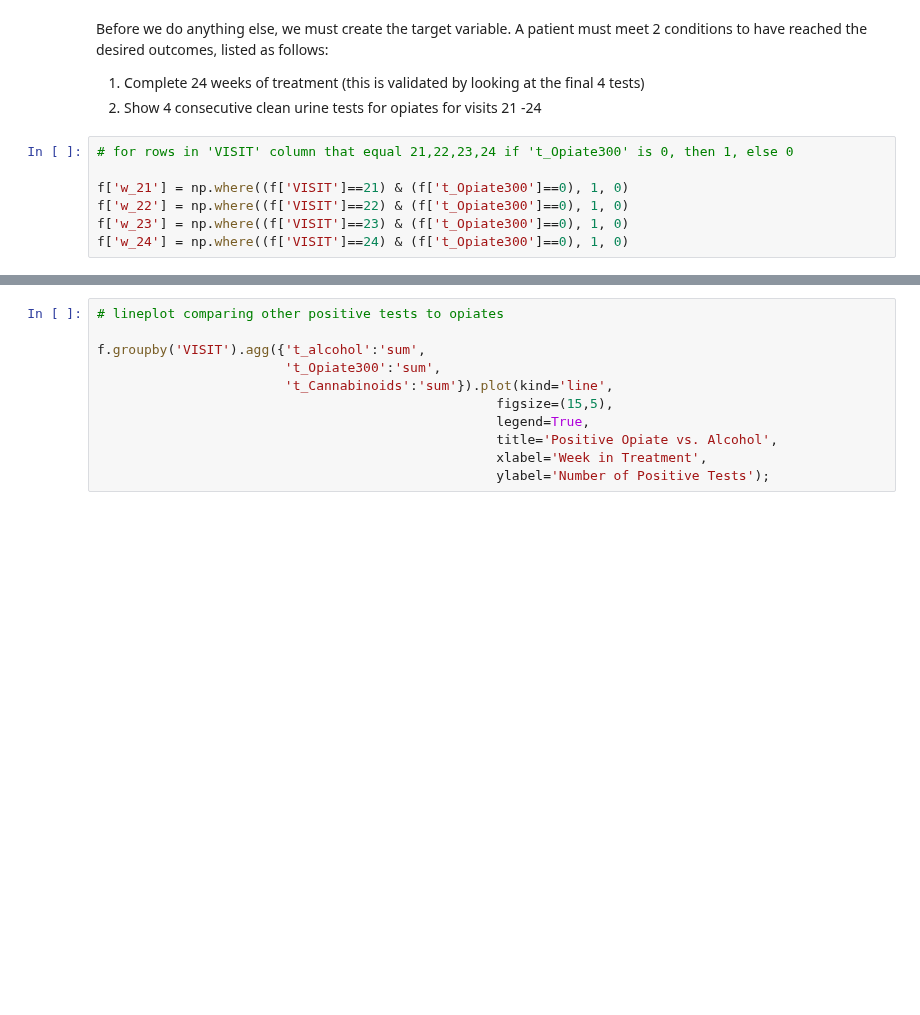
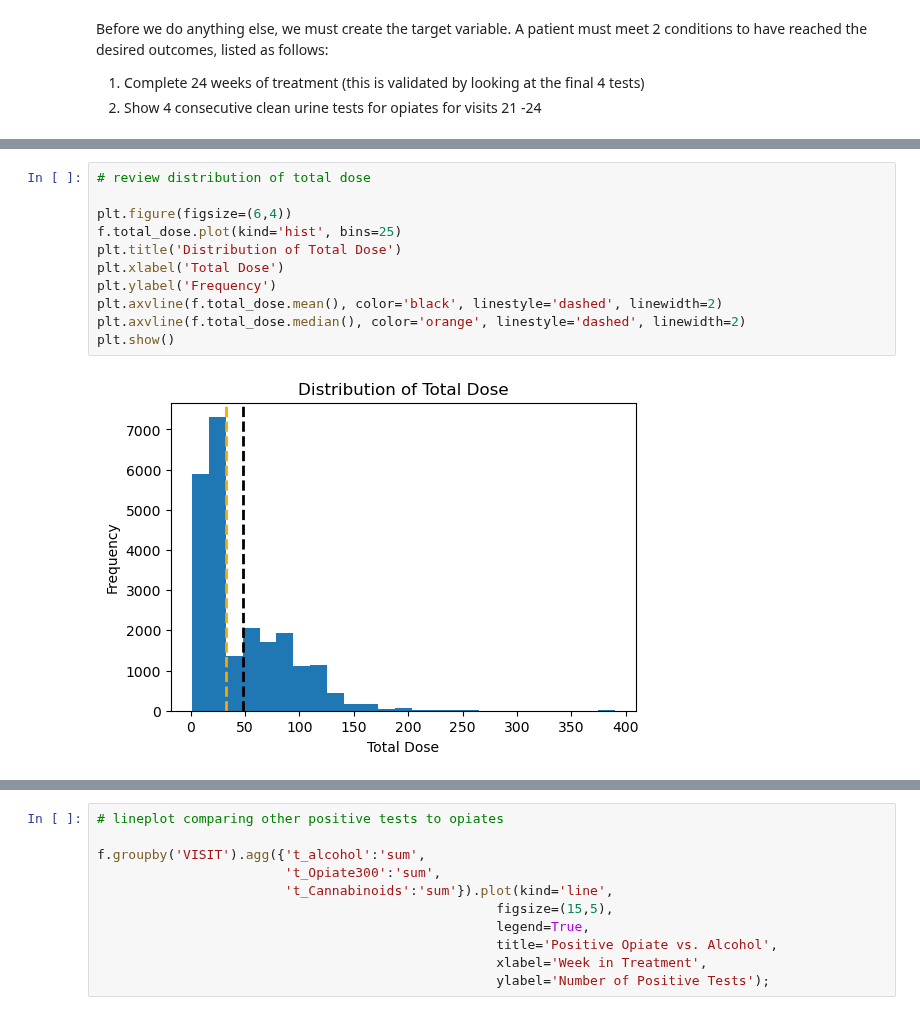
Before and after one commit to DanHerman212/oud_treatment_outcome, a Jupyter notebook: notebooks/Level_3_feature_engineering/3_feature_engineering.ipynb, the cells around one changed output, grey strips where cells are left out. Cells and saved outputs as stored; diff of their text form; blank space fills up the shorter version.

```diff
--- a/notebooks/Level_3_feature_engineering/3_feature_engineering.ipynb
+++ b/notebooks/Level_3_feature_engineering/3_feature_engineering.ipynb
@@ -52,10 +17,3 @@ Before we do anything else, we must create the target variable.  A patient must
 
 1.  Complete 24 weeks of treatment (this is validated by looking at the final 4 tests)<br>
 2.  Show 4 consecutive clean urine tests for opiates for visits 21 -24
-# %%
-# for rows in 'VISIT' column that equal 21,22,23,24 if 't_Opiate300' is 0, then 1, else 0
-
-f['w_21'] = np.where((f['VISIT']==21) & (f['t_Opiate300']==0), 1, 0)
-f['w_22'] = np.where((f['VISIT']==22) & (f['t_Opiate300']==0), 1, 0)
-f['w_23'] = np.where((f['VISIT']==23) & (f['t_Opiate300']==0), 1, 0)
-f['w_24'] = np.where((f['VISIT']==24) & (f['t_Opiate300']==0), 1, 0)
@@ -68,0 +65,13 @@ f['c_tests'] = f['c_tests'].astype(float)
+# %%
+# review distribution of total dose
+
+plt.figure(figsize=(6,4))
+f.total_dose.plot(kind='hist', bins=25)
+plt.title('Distribution of Total Dose')
+plt.xlabel('Total Dose')
+plt.ylabel('Frequency')
+plt.axvline(f.total_dose.mean(), color='black', linestyle='dashed', linewidth=2)
+plt.axvline(f.total_dose.median(), color='orange', linestyle='dashed', linewidth=2)
+plt.show()
+# %% [output]
+[figure, added]
```
Also changed, not shown: parts of 21 cells of this notebook, 5 other files.
